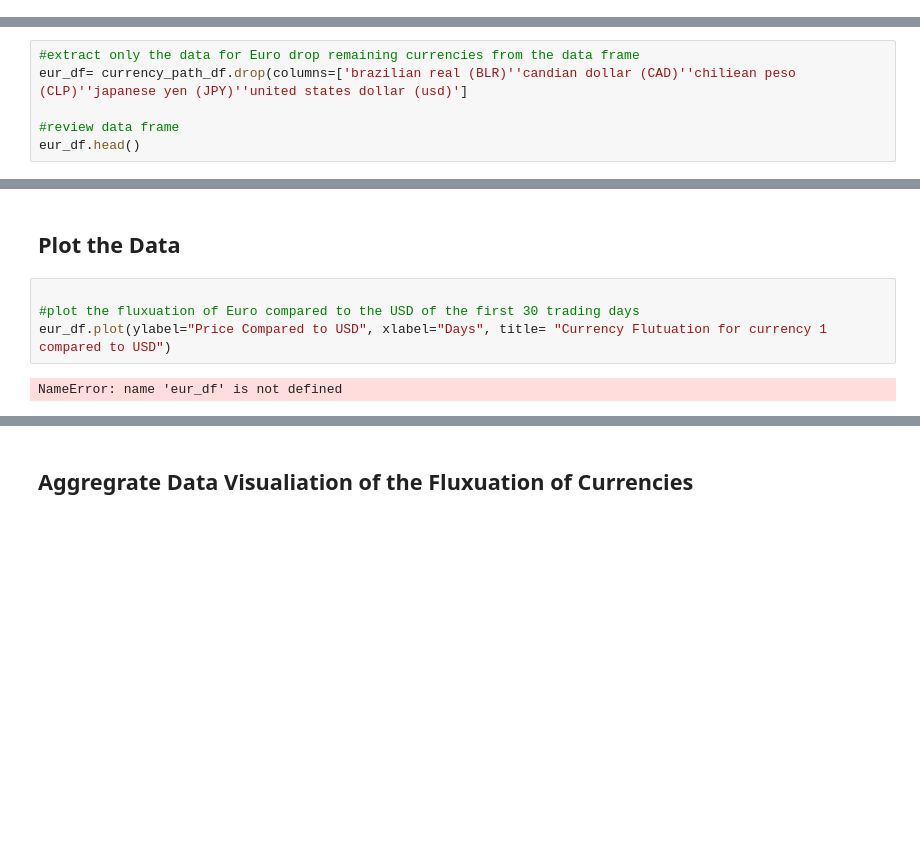
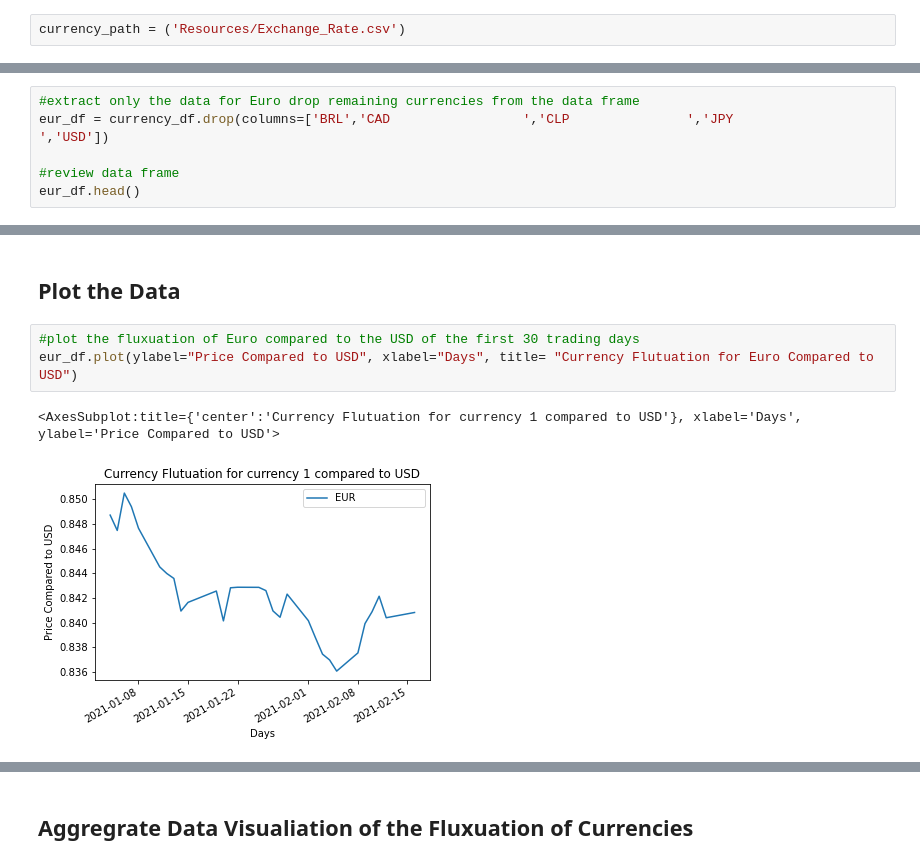
Before and after one commit to mikehoo92/IPOArbitrage, a Jupyter notebook: Currency_Data_Analysis.ipynb, the cells around one changed output, grey strips where cells are left out. Saved outputs shown, nothing was run; the diff lists cells and outputs as text; blank space fills up the shorter version.

Commit message:
updated currency analysis

```diff
--- a/Currency_Data_Analysis.ipynb
+++ b/Currency_Data_Analysis.ipynb
@@ -19,3 +14,5 @@ currency_path = ('Desktop/IPOArbitrage/Exchange_Rate_Report_updated.csv')
+# %%
+currency_path = ('Resources/Exchange_Rate.csv')
 # %%
 # Read in the Exchange_Rate.csv as a DataFrame
 currency_df = pd.read_csv(currency_path, index_col='Date', parse_dates=True, infer_datetime_format=True)
@@ -27,6 +30,6 @@ FileNotFoundError: [Errno 2] No such file or directory: 'Desktop/IPOArbitrage/Ex
 # %%
 #extract only the data for Euro drop remaining currencies from the data frame
-eur_df= currency_path_df.drop(columns=['brazilian real (BLR)''candian dollar (CAD)''chiliean peso (CLP)''japanese yen (JPY)''united states dollar (usd)']
+eur_df = currency_df.drop(columns=['BRL','CAD                 ','CLP               ','JPY                ','USD'])
 
 #review data frame
 eur_df.head()
@@ -57,11 +100,11 @@ brl_df.head()
 # %% [markdown]
 ## Plot the Data
 # %%
-
 #plot the fluxuation of Euro compared to the USD of the first 30 trading days
-eur_df.plot(ylabel="Price Compared to USD", xlabel="Days", title= "Currency Flutuation for currency 1 compared to USD")
+eur_df.plot(ylabel="Price Compared to USD", xlabel="Days", title= "Currency Flutuation for Euro Compared to USD")
 # %% [output]
-NameError: name 'eur_df' is not defined
+<AxesSubplot:title={'center':'Currency Flutuation for currency 1 compared to USD'}, xlabel='Days', ylabel='Price Compared to USD'>
+[figure, added]
 # %%
 
 #plot the fluxuation of Canadian compared to the USD of the first 30 trading days
```
Also changed, not shown: parts of 19 cells of this notebook, 2 other files.
